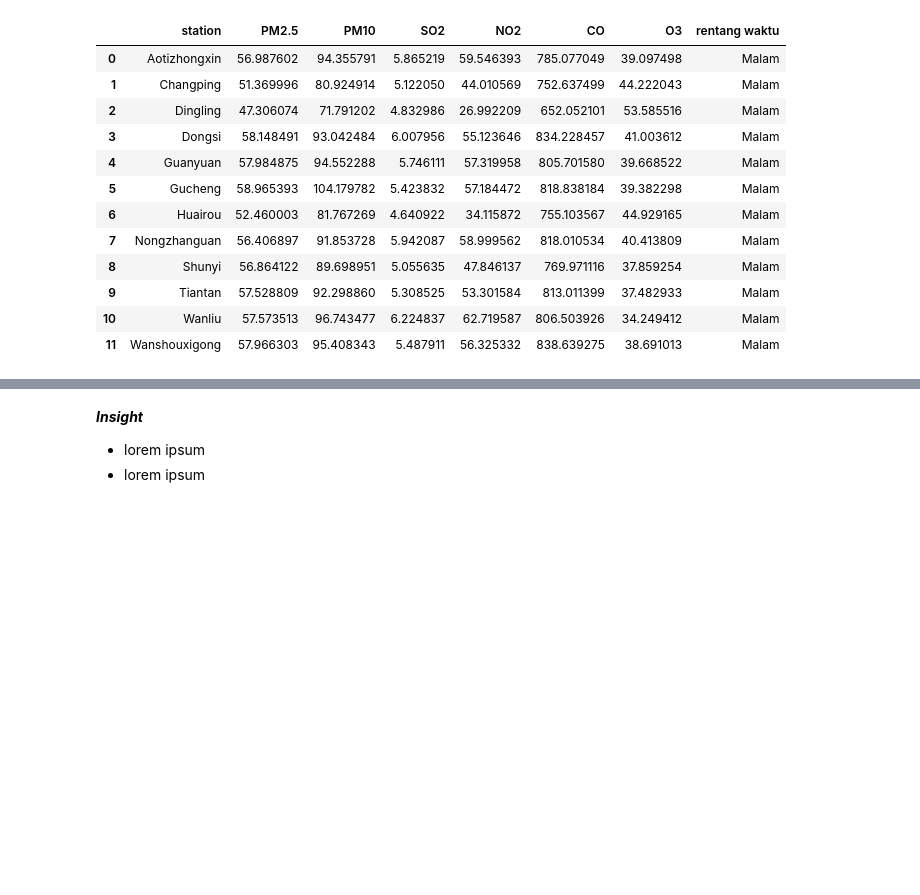
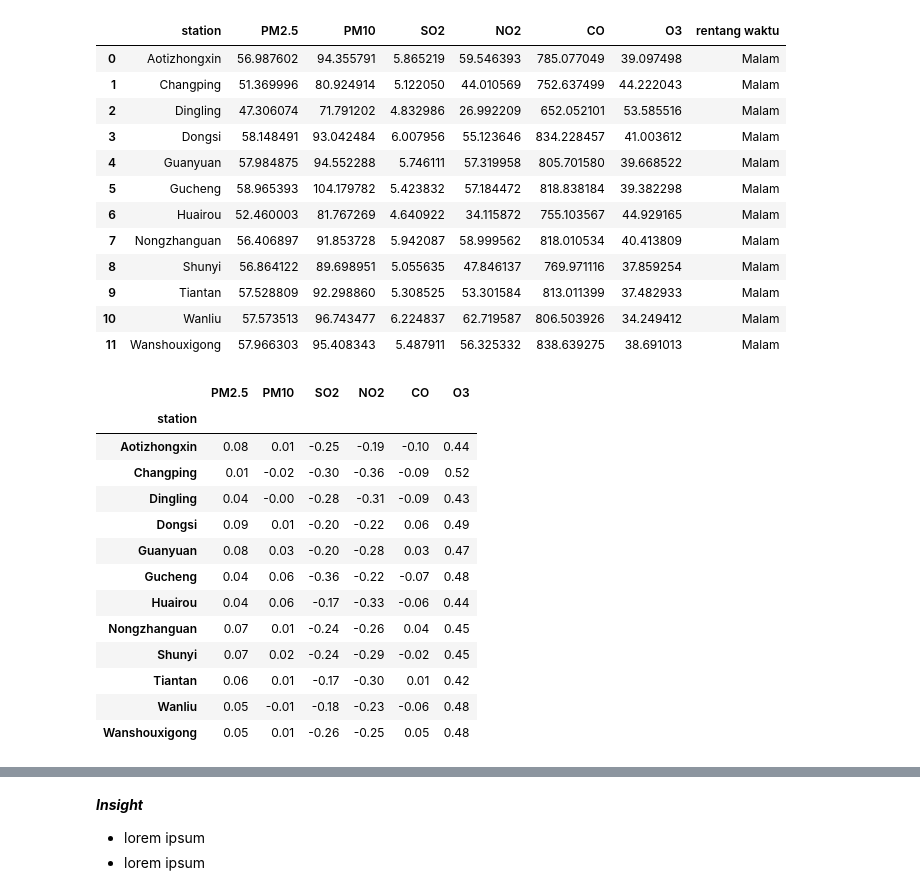
Before and after one commit to Azuredeer/Air-Quality, a Jupyter notebook: analysis_air.ipynb, the cells around one changed output, grey strips where cells are left out. Saved outputs shown, nothing was run; the diff lists cells and outputs as text; code cells hidden in the pictures; blank space fills up the shorter version.

```diff
--- a/analysis_air.ipynb
+++ b/analysis_air.ipynb
@@ -2714,3 +2714,48 @@ highest_night
 | 9 | Tiantan | 57.528809 | 92.298860 | 5.308525 | 53.301584 | 813.011399 | 37.482933 | Malam |
 | 10 | Wanliu | 57.573513 | 96.743477 | 6.224837 | 62.719587 | 806.503926 | 34.249412 | Malam |
 | 11 | Wanshouxigong | 57.966303 | 95.408343 | 5.487911 | 56.325332 | 838.639275 | 38.691013 | Malam |
+# %%
+# korelasi suhu dengan polutan untuk setiap stasiun
+def corr_temp_station(all_data):
+    station_corr_dict = {}
+
+    for station in all_data["station"].unique():
+        station_data = all_data[all_data["station"] == station]
+
+        # nilai korelasi untuk setiap parameter
+        correlations = {
+            "PM2.5": round(station_data["PM2.5"].corr(station_data["TEMP"], method="pearson"), 2),
+            "PM10": round(station_data["PM10"].corr(station_data["TEMP"], method="pearson"), 2),
+            "SO2": round(station_data["SO2"].corr(station_data["TEMP"], method="pearson"), 2),
+            "NO2": round(station_data["NO2"].corr(station_data["TEMP"], method="pearson"), 2),
+            "CO": round(station_data["CO"].corr(station_data["TEMP"], method="pearson"), 2),
+            "O3": round(station_data["O3"].corr(station_data["TEMP"], method="pearson"), 2)
+        }
+
+        station_corr_dict[station] = correlations
+
+    # Konversi dictionary ke dataframe dengan stasiun sebagai baris
+    corr_temp_df = pd.DataFrame.from_dict(station_corr_dict, orient="index")
+    corr_temp_df.index.name = "station"
+
+    return corr_temp_df
+
+# korelasi berdasarkan setiap stasiun
+corr_temp_station_df = corr_temp_station(all_data)
+
+corr_temp_station_df
+# %% [output]
+|  | PM2.5 | PM10 | SO2 | NO2 | CO | O3 |
+| station |  |  |  |  |  |  |
+| Aotizhongxin | 0.08 | 0.01 | -0.25 | -0.19 | -0.10 | 0.44 |
+| Changping | 0.01 | -0.02 | -0.30 | -0.36 | -0.09 | 0.52 |
+| Dingling | 0.04 | -0.00 | -0.28 | -0.31 | -0.09 | 0.43 |
+| Dongsi | 0.09 | 0.01 | -0.20 | -0.22 | 0.06 | 0.49 |
+| Guanyuan | 0.08 | 0.03 | -0.20 | -0.28 | 0.03 | 0.47 |
+| Gucheng | 0.04 | 0.06 | -0.36 | -0.22 | -0.07 | 0.48 |
+| Huairou | 0.04 | 0.06 | -0.17 | -0.33 | -0.06 | 0.44 |
+| Nongzhanguan | 0.07 | 0.01 | -0.24 | -0.26 | 0.04 | 0.45 |
+| Shunyi | 0.07 | 0.02 | -0.24 | -0.29 | -0.02 | 0.45 |
+| Tiantan | 0.06 | 0.01 | -0.17 | -0.30 | 0.01 | 0.42 |
+| Wanliu | 0.05 | -0.01 | -0.18 | -0.23 | -0.06 | 0.48 |
+| Wanshouxigong | 0.05 | 0.01 | -0.26 | -0.25 | 0.05 | 0.48 |
```
Also changed, not shown: parts of 2 cells of this notebook.
